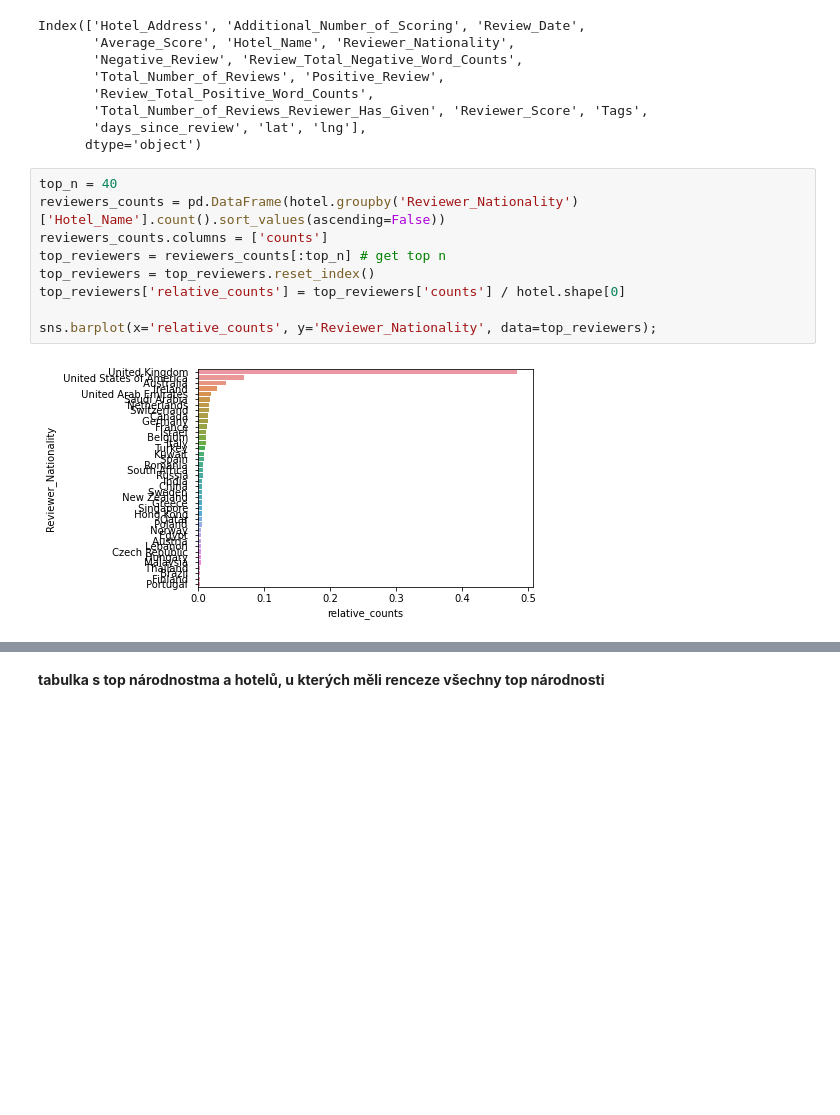
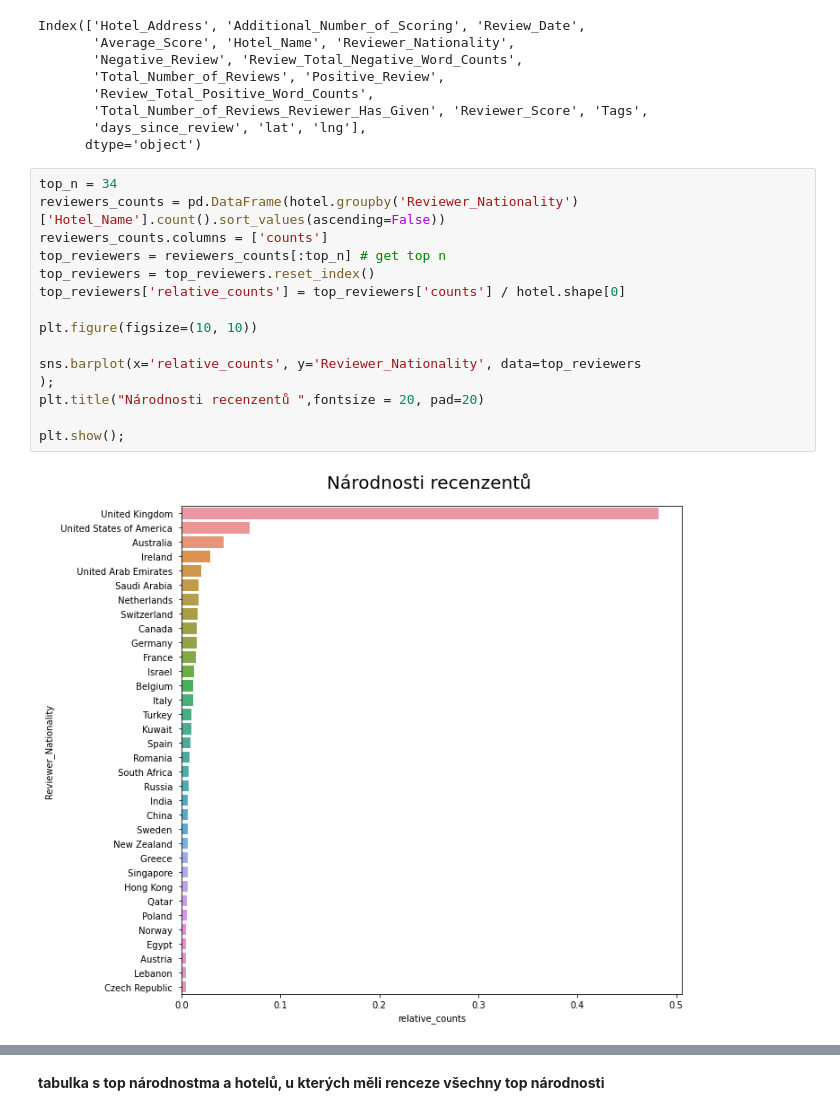
Before and after one commit to cermatej/vse-text-analysis, a Jupyter notebook: hotel_text_analysis.ipynb, the cells around one changed output, grey strips where cells are left out. Saved outputs shown, nothing was run; the diff lists cells and outputs as text; blank space fills up the shorter version.

```diff
--- a/hotel_text_analysis.ipynb
+++ b/hotel_text_analysis.ipynb
@@ -651,13 +667,19 @@ Index(['Hotel_Address', 'Additional_Number_of_Scoring', 'Review_Date',
        'days_since_review', 'lat', 'lng'],
       dtype='object')
 # %%
-top_n = 40
+top_n = 34
 reviewers_counts = pd.DataFrame(hotel.groupby('Reviewer_Nationality')['Hotel_Name'].count().sort_values(ascending=False))
 reviewers_counts.columns = ['counts']
 top_reviewers = reviewers_counts[:top_n] # get top n
 top_reviewers = top_reviewers.reset_index()
 top_reviewers['relative_counts'] = top_reviewers['counts'] / hotel.shape[0]
 
-sns.barplot(x='relative_counts', y='Reviewer_Nationality', data=top_reviewers);
+plt.figure(figsize=(10, 10))
+
+sns.barplot(x='relative_counts', y='Reviewer_Nationality', data=top_reviewers
+);
+plt.title("Národnosti recenzentů ",fontsize = 20, pad=20)
+
+plt.show();
 # %% [output]
-[figure, old version]
+[figure, new version]
```
Also changed, not shown: parts of 34 cells of this notebook, 1 other file.
